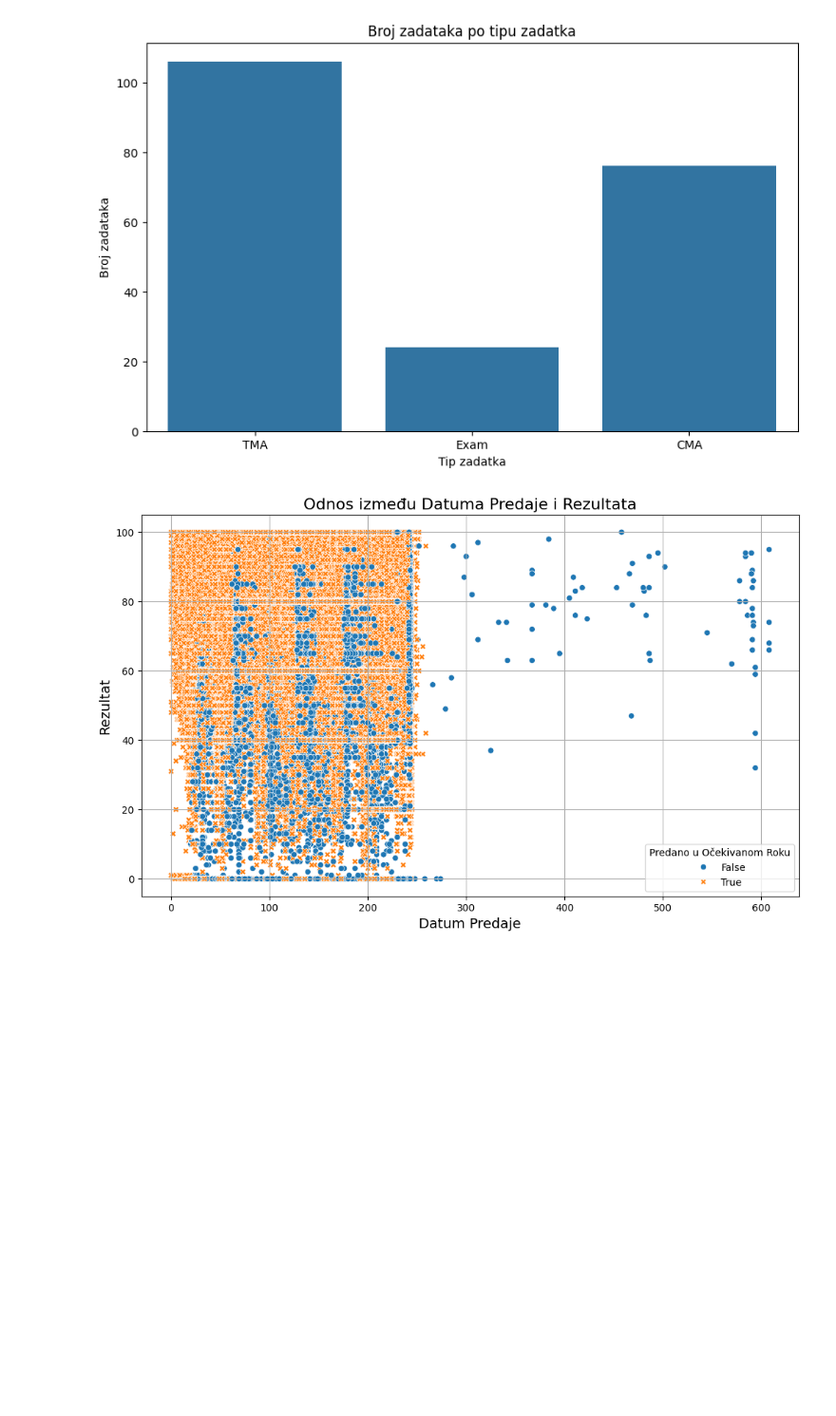
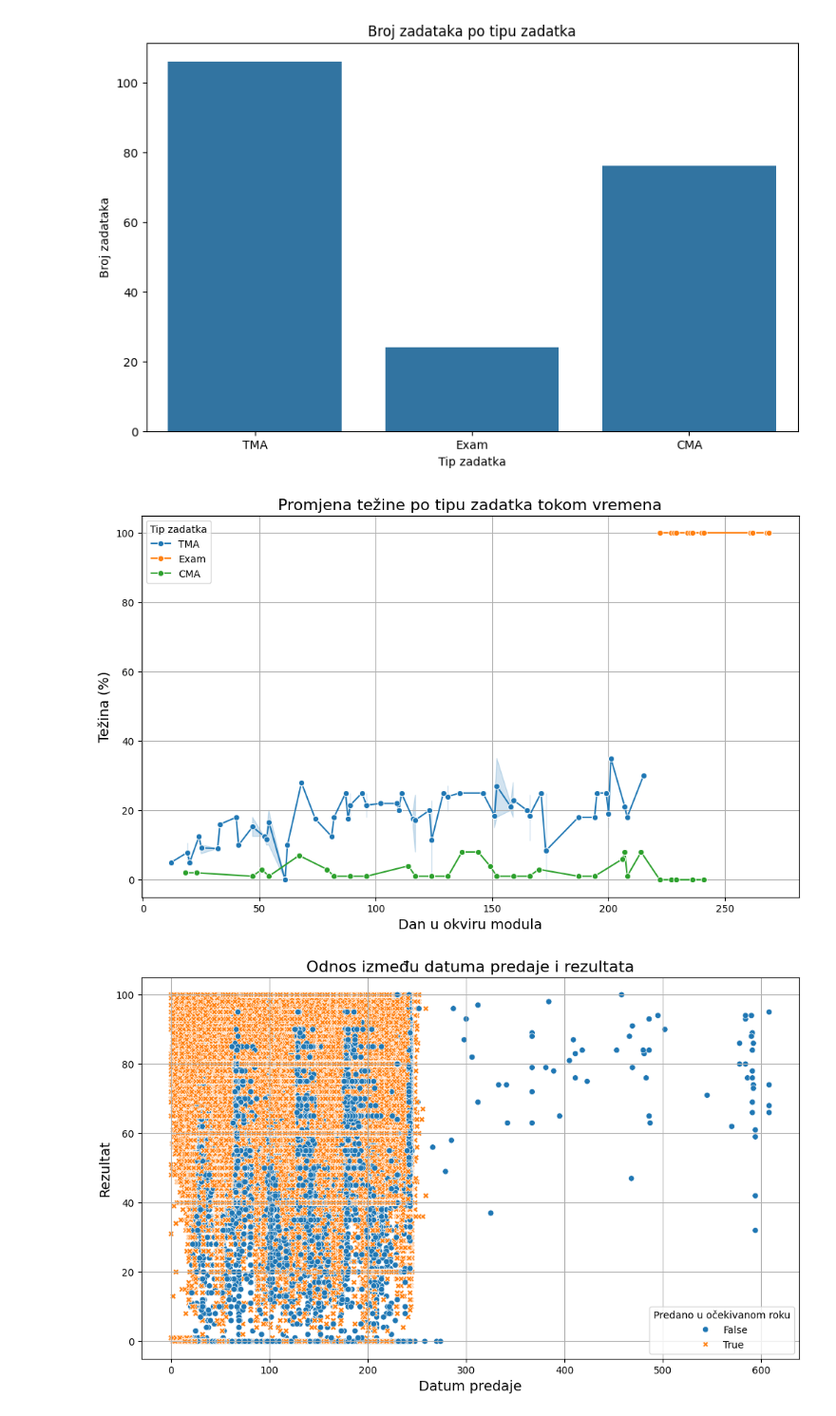
Before and after one commit to LoraLamia/uuzop-proj1, a Jupyter notebook: proj1.ipynb, the cells around one changed output. Shown at 95% size. Cells and saved outputs as stored; diff of their text form; code cells hidden in the pictures; blank space fills up the shorter version.

```diff
--- a/proj1.ipynb
+++ b/proj1.ipynb
@@ -453,6 +455,19 @@ plt.ylabel('Broj zadataka')
 plt.show()
 # %% [output]
 [figure]
+# %%
+
+plt.figure(figsize=(12, 7))
+sns.lineplot(x='date', y='weight', hue='assessment_type', data=A, marker='o')
+plt.title('Promjena težine po tipu zadatka tokom vremena', fontsize=16)
+plt.xlabel('Dan u okviru modula', fontsize=14)
+plt.ylabel('Težina (%)', fontsize=14)
+plt.legend(title='Tip zadatka')
+plt.grid(True)
+
+plt.show()
+# %% [output]
+[figure, added]
 # %%
 plt.figure(figsize=(12, 7))
 sns.scatterplot(x='date_submitted', y='score', hue='is_within_expected_date', style='is_within_expected_date', data=C)
```
Also changed, not shown: parts of 8 cells of this notebook.
